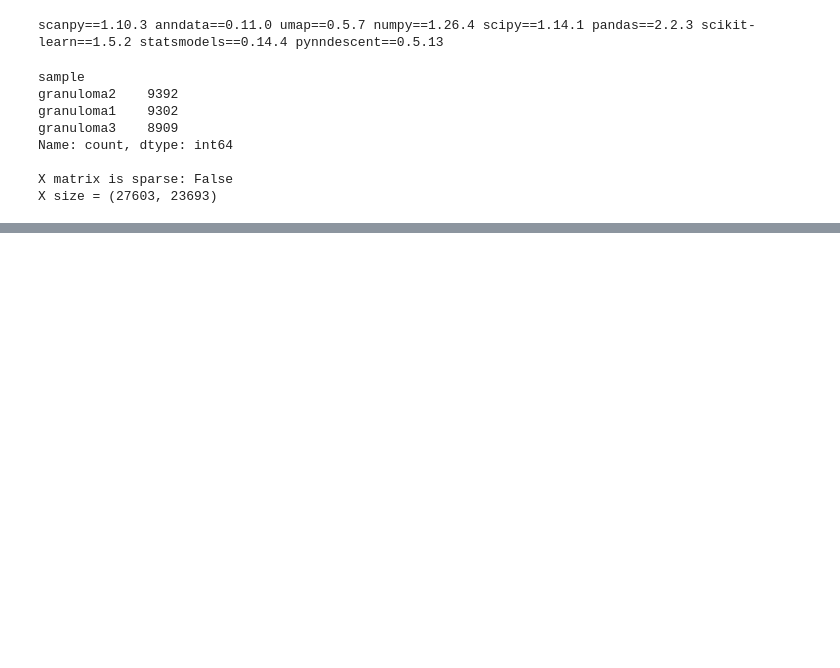
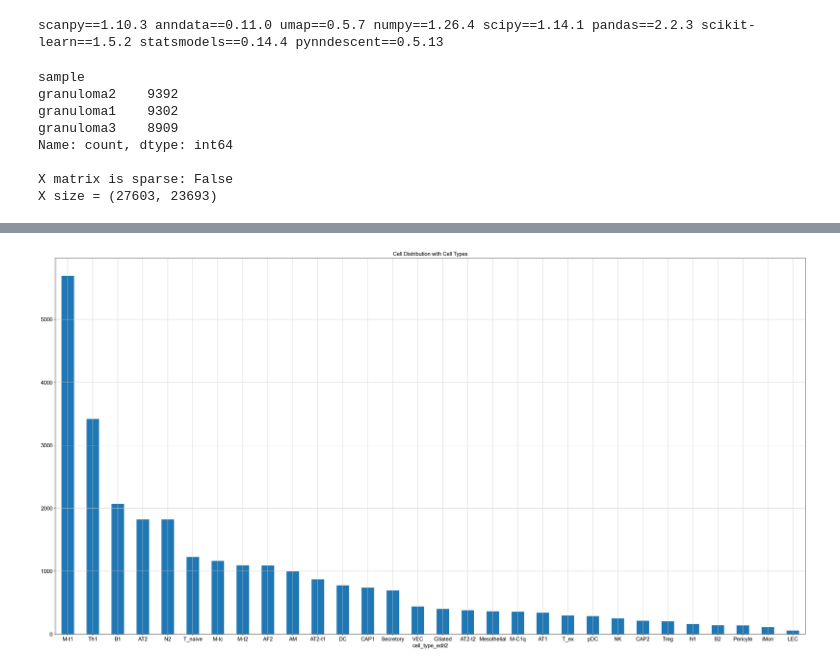
Before and after one commit to senseibence/McKinnon-Rosati-Laboratory, a Jupyter notebook: Project 1/autoencoder.ipynb, the cells around one changed output, grey strips where cells are left out. Cells and saved outputs as stored; diff of their text form; code cells hidden in the pictures; blank space fills up the shorter version.

```diff
--- a/Project 1/autoencoder.ipynb
+++ b/Project 1/autoencoder.ipynb
@@ -48,0 +165,37 @@ X size = (27603, 23693)
+# %%
+# map cell types to integers
+replacement_dict = {
+    'AT2': 0,
+    'B1': 1,
+    'M-t1': 2,
+    'DC': 3,
+    'Th1': 4,
+    'M-t2': 5,
+    'Secretory': 6,
+    'AM': 7,
+    'N1': 8,
+    'M-C1q': 9,
+    'AT2-t2': 10,
+    'AF2': 11,
+    'VEC': 12,
+    'CAP1': 13,
+    'N2': 14,
+    'AT2-t1': 15,
+    'Pericyte': 16,
+    'pDC': 17,
+    'Ciliated': 18,
+    'NK': 19,
+    'AT1': 20,
+    'T_naive': 21,
+    'Treg': 22,
+    'M-lc': 23,
+    'Mesothelial': 24,
+    'T_ex': 25,
+    'CAP2': 26,
+    'LEC': 27,
+    'iMon': 28,
+    'B2': 29
+}
+# %%
+adata.obs['cell_type_edit2'] = adata.obs['cell_type_edit']
+adata.obs['celltype'] = adata.obs['cell_type_edit'].replace(replacement_dict)
@@ -48,0 +246,9 @@ X size = (27603, 23693)
+# %%
+# cell distribution with cell types (hard to see)
+y = adata.obs['cell_type_edit2']
+plt.figure(figsize=(35, 18))
+plt.title('Cell Distribution with Cell Types')
+y.value_counts().plot(kind='bar', rot=0)
+plt.show()
+# %% [output]
+[figure, added]
```
Also changed, not shown: parts of 19 cells of this notebook.
